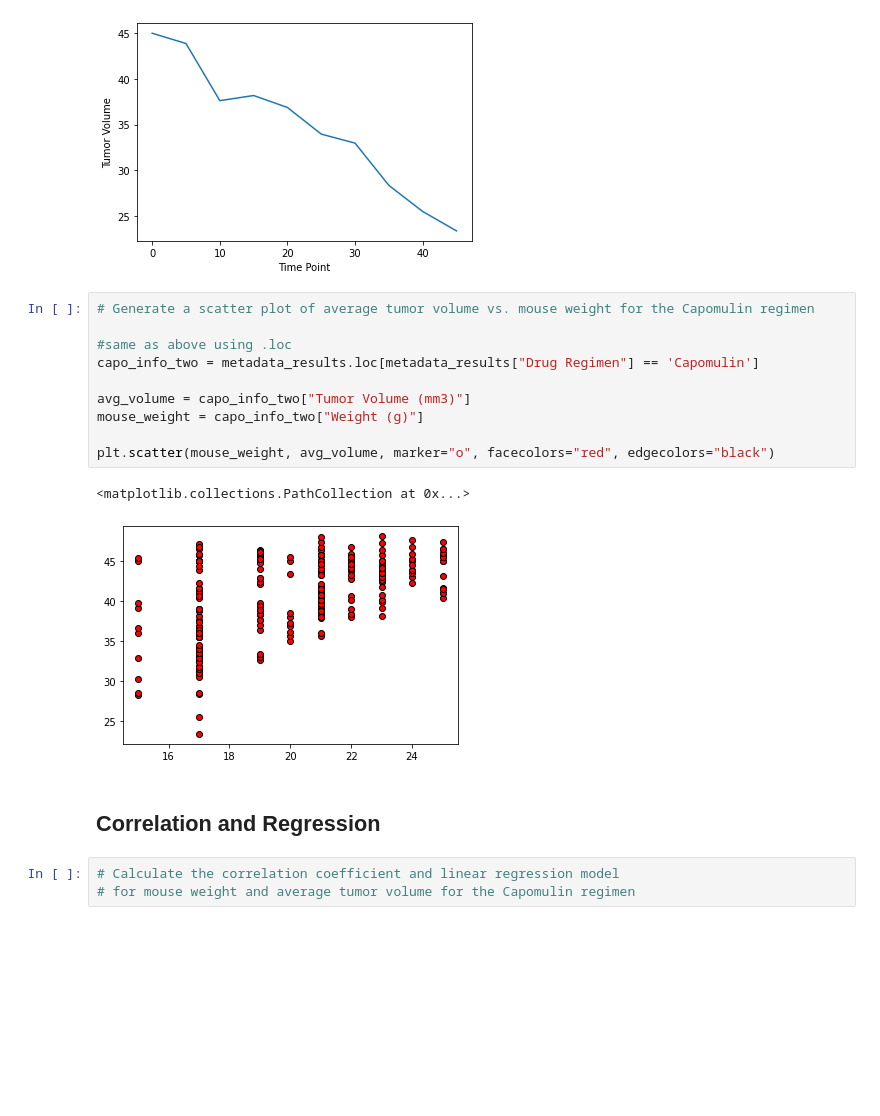
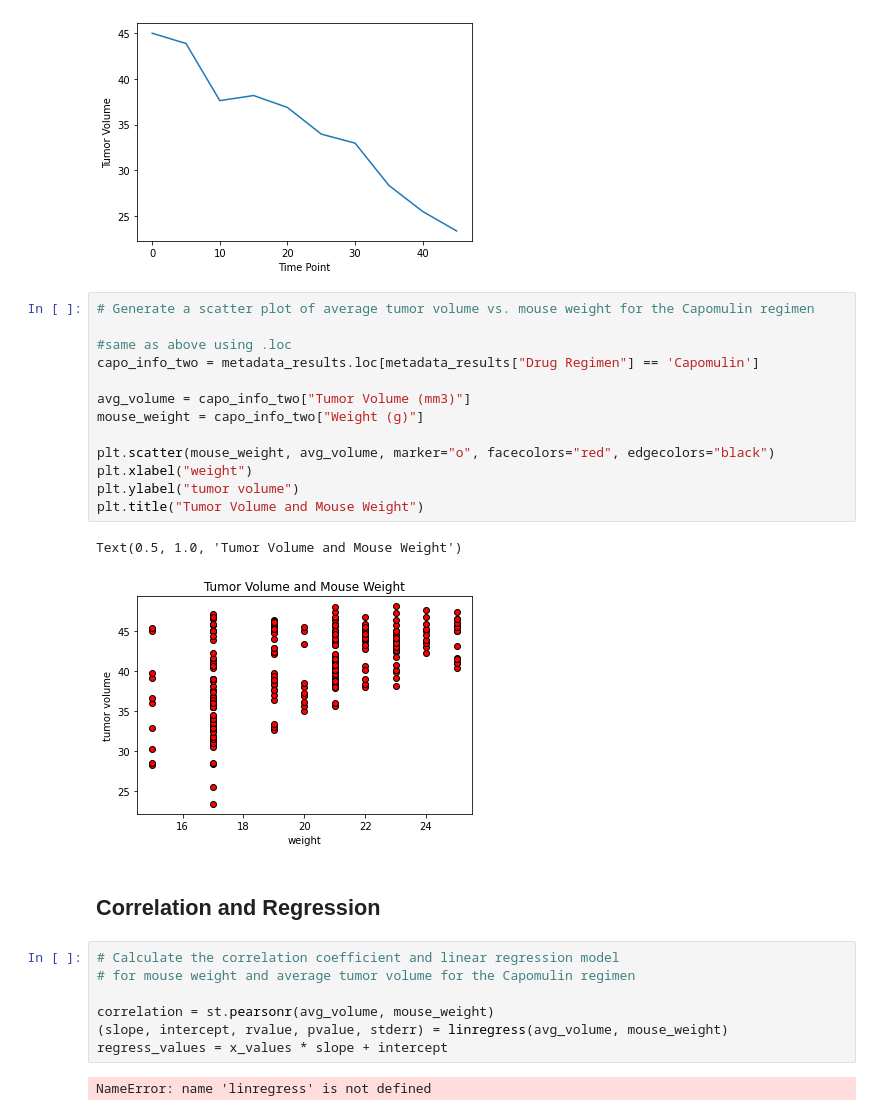
Before and after one commit to PatriceW2/Matplotlib_Challenge-, a Jupyter notebook: Pymaceuticals/pymaceuticals_starter.ipynb, the cells around one changed output. Saved outputs shown, nothing was run; the diff lists cells and outputs as text; blank space fills up the shorter version.

```diff
--- a/Pymaceuticals/pymaceuticals_starter.ipynb
+++ b/Pymaceuticals/pymaceuticals_starter.ipynb
@@ -367,18 +380,27 @@ plt.show()
 # %%
 # Generate a scatter plot of average tumor volume vs. mouse weight for the Capomulin regimen
 
 #same as above using .loc
 capo_info_two = metadata_results.loc[metadata_results["Drug Regimen"] == 'Capomulin']
 
 avg_volume = capo_info_two["Tumor Volume (mm3)"]
 mouse_weight = capo_info_two["Weight (g)"]
 
 plt.scatter(mouse_weight, avg_volume, marker="o", facecolors="red", edgecolors="black")
+plt.xlabel("weight")
+plt.ylabel("tumor volume")
+plt.title("Tumor Volume and Mouse Weight")
 # %% [output]
-<matplotlib.collections.PathCollection at 0x...>
+Text(0.5, 1.0, 'Tumor Volume and Mouse Weight')
-[figure, old version]
+[figure, new version]
 # %% [markdown]
 ## Correlation and Regression
 # %%
 # Calculate the correlation coefficient and linear regression model
 # for mouse weight and average tumor volume for the Capomulin regimen
+
+correlation = st.pearsonr(avg_volume, mouse_weight)
+(slope, intercept, rvalue, pvalue, stderr) = linregress(avg_volume, mouse_weight)
+regress_values = x_values * slope + intercept
+# %% [output]
+NameError: name 'linregress' is not defined
```
Also changed, not shown: parts of 4 cells of this notebook.
